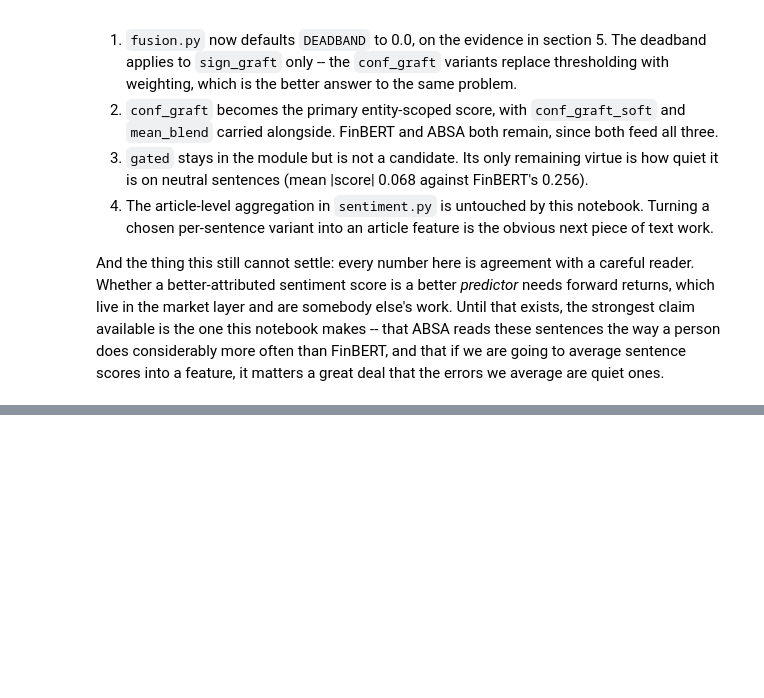
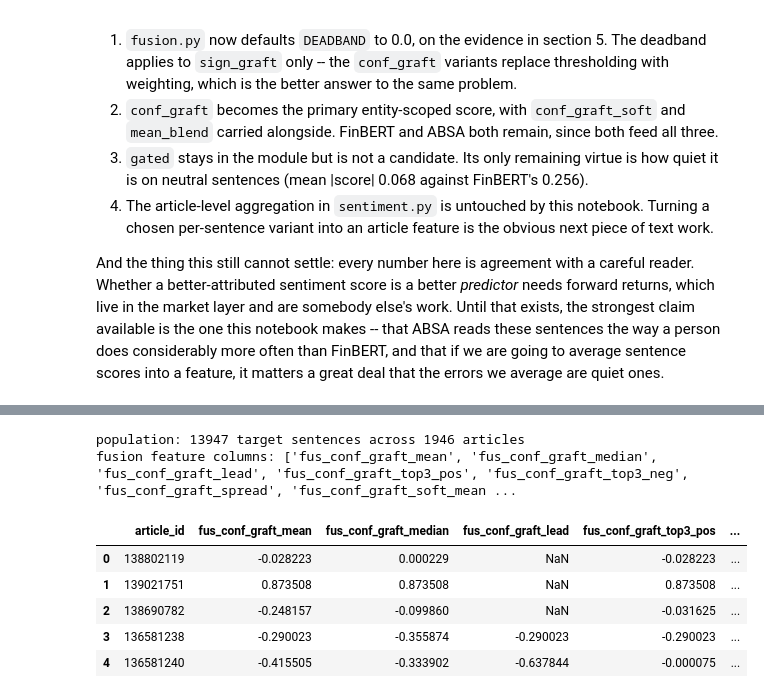
Before and after one commit to Amrovv/news-sentiment-signal, a Jupyter notebook: notebooks/text/2.4-aw-scorer-selection.ipynb, the cells around one changed output, grey strips where cells are left out. Cells and saved outputs as stored; diff of their text form; code cells hidden in the pictures; blank space fills up the shorter version.

```diff
--- a/notebooks/text/2.4-aw-finbert-absa-fusion.ipynb
+++ b/notebooks/text/2.4-aw-scorer-selection.ipynb
@@ -1197,0 +1358,23 @@ great deal that the errors we average are quiet ones.
+# %%
+# Per-sentence scores, kept separately so we can read individual sentences below.
+# aggregate_fusion_features() calls score_variants() itself, so it takes the raw
+# table -- handing it a frame that already carries the variant columns would
+# collide on those names.
+scored = fusion.score_variants(sentences)
+sent = pd.concat([sentences.reset_index(drop=True), scored.reset_index(drop=True)], axis=1)
+
+pop = sent[sent["mentions_target"] & ~sent["is_boilerplate"] & sent["conf_graft"].notna()]
+print(f"population: {len(pop)} target sentences across {pop['article_id'].nunique()} articles")
+
+feats = fusion.aggregate_fusion_features(sentences)
+print("fusion feature columns:", [c for c in feats.columns if c != "article_id"])
+feats.head()
+# %% [output]
+population: 13947 target sentences across 1946 articles
+fusion feature columns: ['fus_conf_graft_mean', 'fus_conf_graft_median', 'fus_conf_graft_lead', 'fus_conf_graft_top3_pos', 'fus_conf_graft_top3_neg', 'fus_conf_graft_spread', 'fus_conf_graft_soft_mean ...
+|  | article_id | fus_conf_graft_mean | fus_conf_graft_median | fus_conf_graft_lead | fus_conf_graft_top3_pos | ... |
+| 0 | 138802119 | -0.028223 | 0.000229 | NaN | -0.028223 | ... |
+| 1 | 139021751 | 0.873508 | 0.873508 | NaN | 0.873508 | ... |
+| 2 | 138690782 | -0.248157 | -0.099860 | NaN | -0.031625 | ... |
+| 3 | 136581238 | -0.290023 | -0.355874 | -0.290023 | -0.290023 | ... |
+| 4 | 136581240 | -0.415505 | -0.333902 | -0.637844 | -0.000075 | ... |
```
Also changed, not shown: parts of 40 cells of this notebook, 39 other files.
